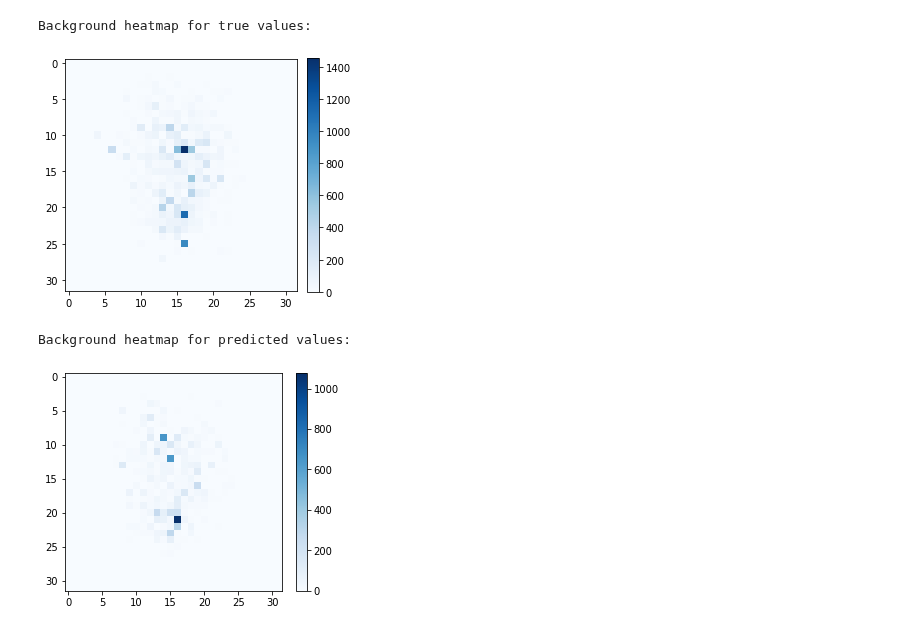
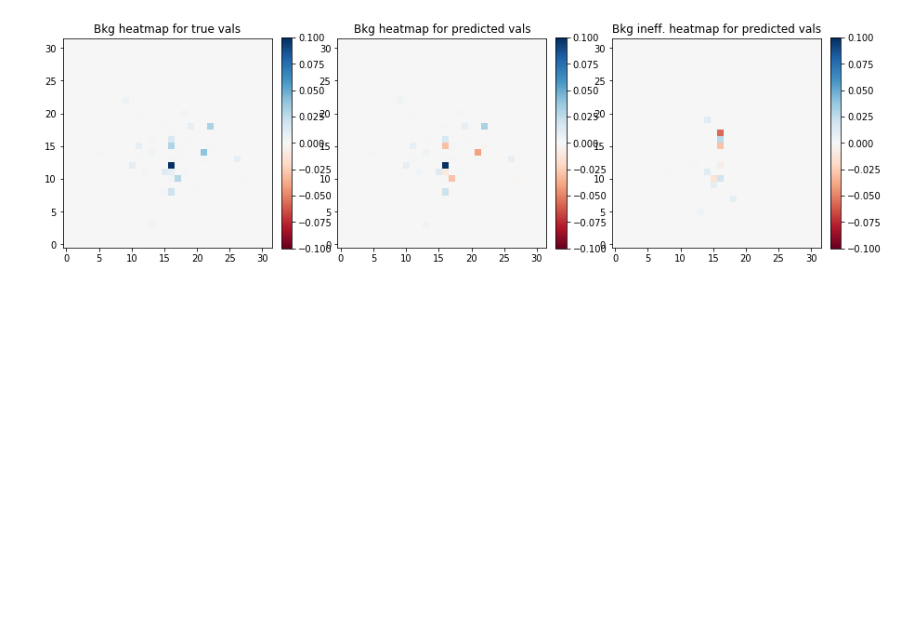
Before and after one commit to mdmorris/CNNsimple, a Jupyter notebook: LRP.ipynb, the cells around one changed output. Saved outputs shown, nothing was run; the diff lists cells and outputs as text; code cells hidden in the pictures; blank space fills up the shorter version.

```diff
--- a/LRP.ipynb
+++ b/LRP.ipynb
@@ -35,3 +27,20 @@ testimages = testimages.reshape(n_test, grid, grid, 1)
+# %%
+grid = 32
+# training data : 10,000 signal samples and 10,000 bkg samples
+traindata_sig = np.load('jetImages_signal.npz')
+traindata_bkg = np.load('jetImages_bkg.npz')
+trainimages = np.concatenate((traindata_sig['jetImages'], traindata_bkg['jetImages']),axis=0)
+trainlabels = np.concatenate((traindata_sig['labels'],traindata_bkg['labels']),axis=0)
+# testing data : 10,000 signal samples and 10,000 bkg samples
+testdata_sig = np.load('jetImages_signal_test.npz')
+testdata_bkg = np.load('jetImages_bkg_test.npz')
+testimages = np.concatenate((testdata_sig['jetImages'], testdata_bkg['jetImages']),axis=0)
+testlabels = np.concatenate((testdata_sig['labels'], testdata_bkg['labels']),axis=0)
+
+n_test = len(testlabels)
+n_train = len(trainlabels)
+trainimages = trainimages.reshape(n_train, grid, grid, 1)
+testimages = testimages.reshape(n_test, grid, grid, 1)
 # %%
 #plot input signal and background
 sig_trainimages = np.zeros_like(trainimages[1])
@@ -216,18 +230,21 @@ Signal heatmap for predicted values:
 # %%
-# Displaying the background result
-ax = plt.figure(figsize = (10,10))
-print('Background heatmap for true values:')
-ax.add_subplot(121)
-im_ = plt.imshow(np.absolute(bkg_analysis_true.squeeze()), cmap='Blues', interpolation='nearest')
+# Displaying the background results
+ax = plt.figure(figsize = (15,15))
+ax.add_subplot(131)
+im_ = plt.imshow(np.absolute(bkg_analysis_true.reshape(grid,grid)), origin = 'low',cmap='RdBu', interpolation='nearest')
 plt.colorbar(im_,fraction=0.046, pad=0.04)
+plt.clim(-0.10, 0.10)
+plt.title('Bkg heatmap for true vals')
+ax.add_subplot(132)
+im_ = plt.imshow(bkg_analysis_pred.reshape(grid,grid), origin = 'low',cmap='RdBu', interpolation='nearest')
+plt.colorbar(im_,fraction=0.046, pad=0.04)
+plt.clim(-0.10, 0.10)
+plt.title('Bkg heatmap for predicted vals')
+ax.add_subplot(133)
+im = plt.imshow(bkg_inefficiency.reshape(grid,grid), origin = 'low', cmap='RdBu', interpolation='nearest')
+plt.colorbar(im,fraction=0.046, pad=0.04)
+plt.clim(-0.10, 0.10)
+plt.title('Bkg ineff. heatmap for predicted vals')
 plt.show()
-print('Background heatmap for predicted values:')
-ax.add_subplot(122)
-im = plt.imshow(np.absolute(bkg_analysis_pred.squeeze()), cmap='Blues', interpolation='nearest')
-plt.colorbar(im,fraction=0.046, pad=0.04)
-plt.show()
 # %% [output]
-Background heatmap for true values:
-[figure, old version]
+[figure, new version]
-Background heatmap for predicted values:
-[figure, removed]
```
Also changed, not shown: parts of 12 cells of this notebook.
